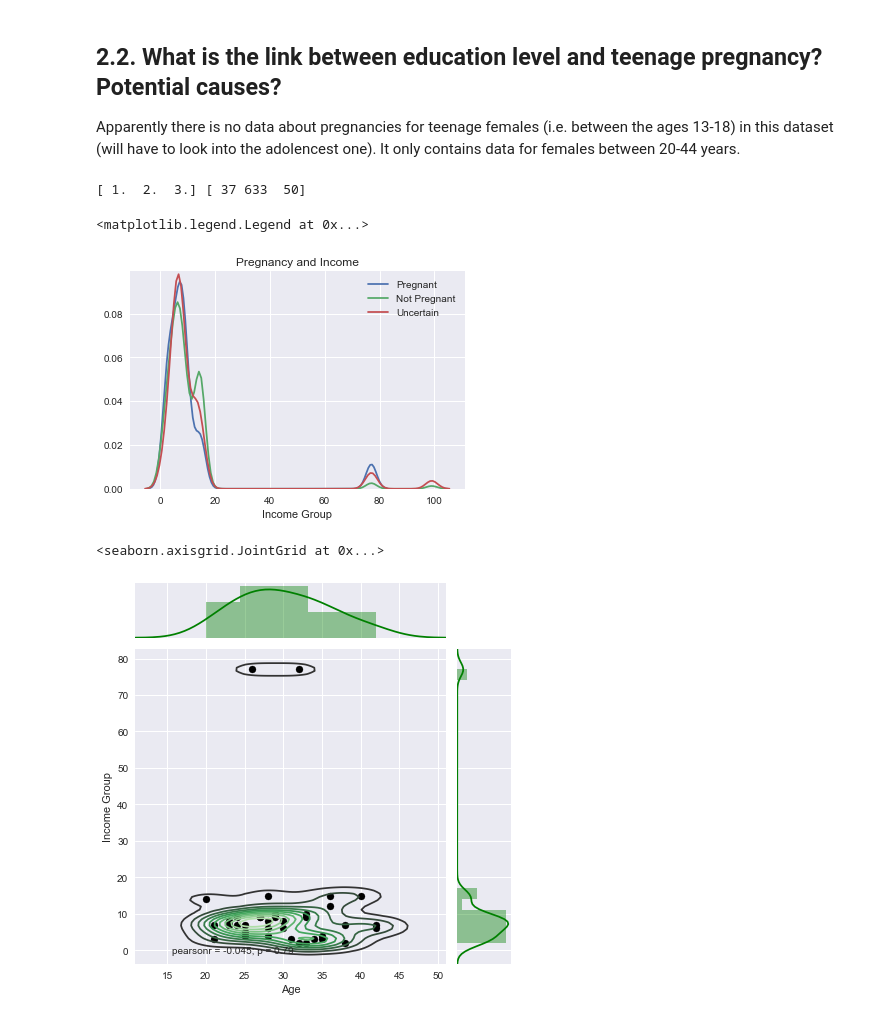
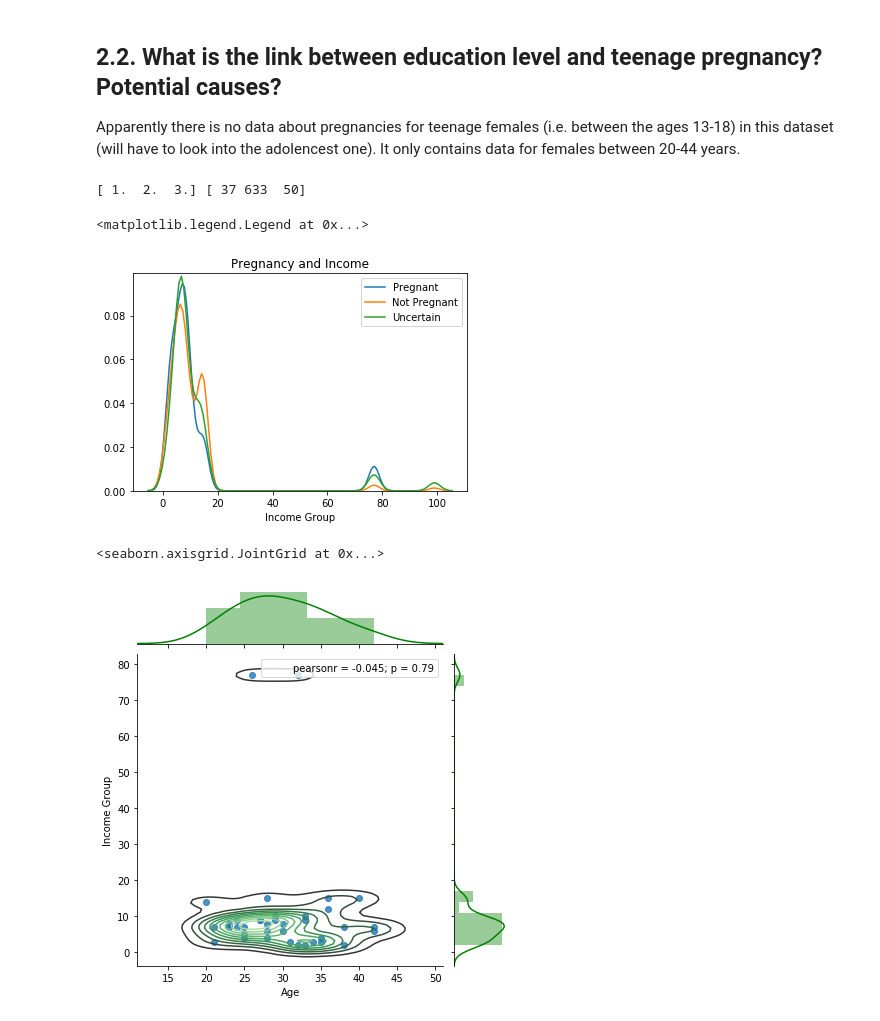
Before and after one commit to vsocrates/causalnhanes, a Jupyter notebook: notebooks/nhanes_eda.ipynb, the cells around one changed output. Drawn from its saved outputs; the diff is of its cells as text; code cells hidden in the pictures.

```diff
--- a/notebooks/nhanes_eda.ipynb
+++ b/notebooks/nhanes_eda.ipynb
@@ -25,12 +25,12 @@ import pandas as pd
 import seaborn as sns
 import matplotlib.pyplot as plt
 
-sns.set(color_codes=True)
+# sns.set(color_codes=True)
 %matplotlib inline
 # %% [markdown]
 # 1. Load NHANES data
 # %%
-with open("../data/DEMO_I.XPT", 'rb') as f:
+with open("../data/nhanes/2015_2016/demographics/DEMO_I.XPT", 'rb') as f:
     df = xport.to_dataframe(f)
 
 print(df.shape)
@@ -86,21 +86,22 @@ ax.legend(['Pregnant', 'Not Pregnant', 'Uncertain'], loc='best')
 # %% [output]
 [ 1.  2.  3.] [ 37 633  50]
 <matplotlib.legend.Legend at 0x...>
-[figure, old version]
+[figure, new version]
 # %%
 g = sns.JointGrid(x="RIDAGEYR", y="INDHHIN2", data=pregnant, size=6, ratio=5)
 g.plot_joint(sns.kdeplot, cmap="Greens_d", shade=False, shade_lowest=False)
-g.plot_joint(plt.scatter, c='black')
+g.plot_joint(sns.regplot, fit_reg=False)
 g.plot_marginals(sns.distplot, kde=True, color="green")
 
-# # Plot the 'not pregnant' distribution as well
+# Plot the 'not pregnant' distribution as well
 # g.x = not_pregnant.RIDAGEYR
 # g.y = not_pregnant.INDHHIN2
 # g.plot_joint(sns.kdeplot, cmap="Blues_d", shade=False, shade_lowest=False)
+# g.plot_joint(sns.regplot, fit_reg=False)
 # g.plot_marginals(sns.distplot, kde=True, color="blue")
 
 g.set_axis_labels(xlabel='Age', ylabel='Income Group')
-g.annotate(scp.stats.pearsonr, loc='best')
+g.annotate(scp.stats.pearsonr, loc='upper right')
 # %% [output]
 <seaborn.axisgrid.JointGrid at 0x...>
-[figure, old version]
+[figure, new version]
```
Also changed, not shown: parts of 1 cell of this notebook.
